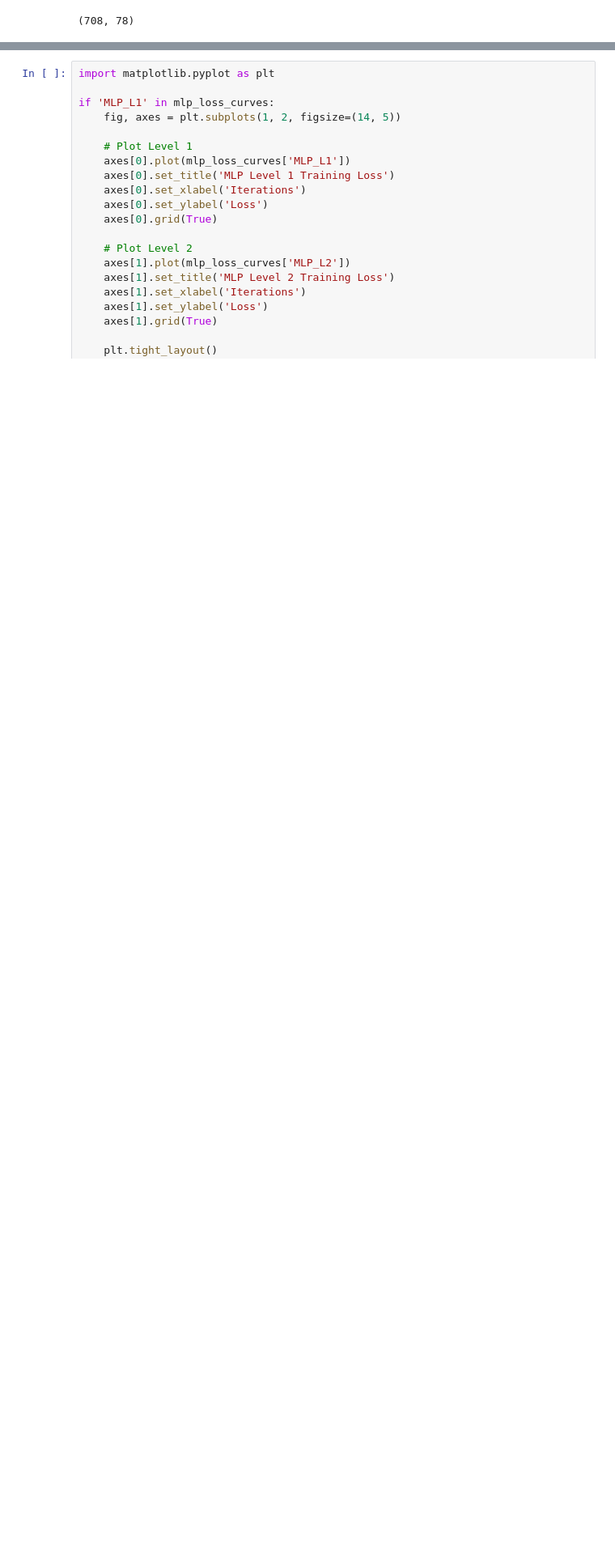
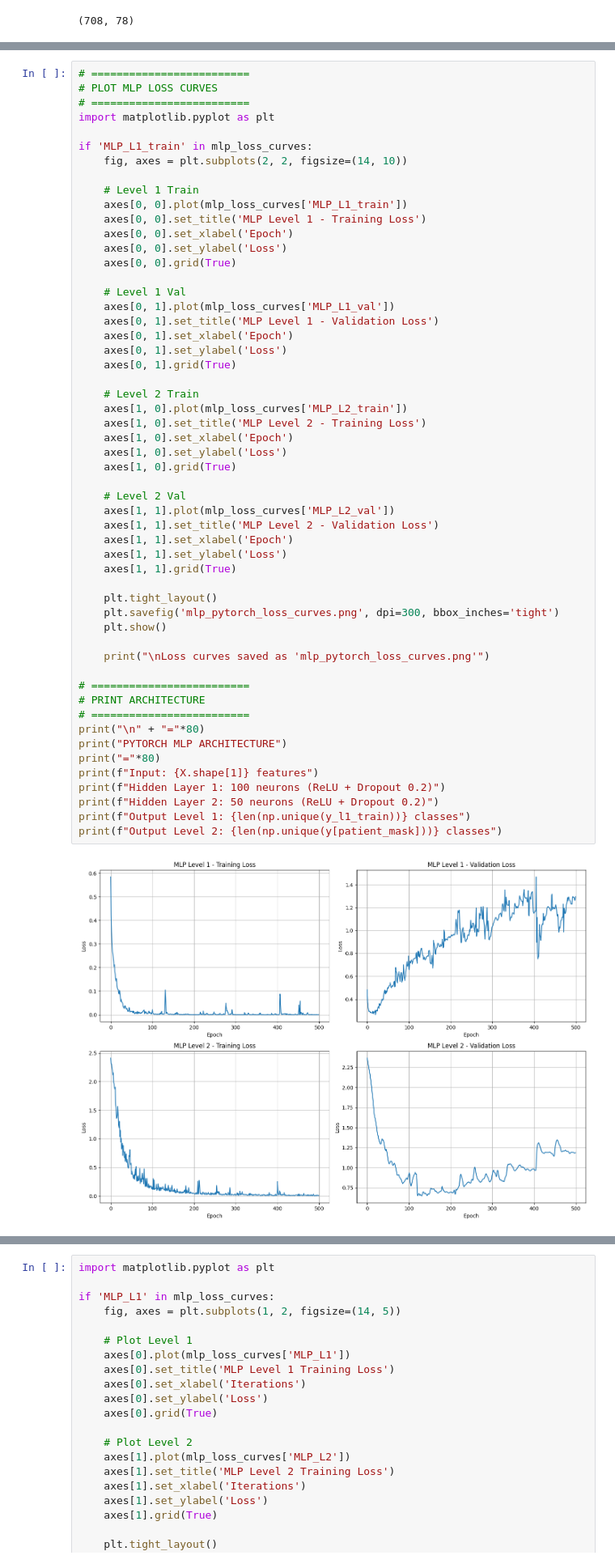
Before and after one commit to rakuzai/alcr-2026, a Jupyter notebook: code/notebook/main.ipynb, the cells around one changed output, grey strips where cells are left out. Shown at 81% size. Saved outputs shown, nothing was run; the diff lists cells and outputs as text; blank space fills up the shorter version.

Commit message:
feat: mlp pytorch

```diff
--- a/code/notebook/main.ipynb
+++ b/code/notebook/main.ipynb
@@ -942,0 +1008,56 @@ TEST - L1 CORRECT ONLY
+# %%
+# =========================
+# PLOT MLP LOSS CURVES
+# =========================
+import matplotlib.pyplot as plt
+
+if 'MLP_L1_train' in mlp_loss_curves:
+    fig, axes = plt.subplots(2, 2, figsize=(14, 10))
+
+    # Level 1 Train
+    axes[0, 0].plot(mlp_loss_curves['MLP_L1_train'])
+    axes[0, 0].set_title('MLP Level 1 - Training Loss')
+    axes[0, 0].set_xlabel('Epoch')
+    axes[0, 0].set_ylabel('Loss')
+    axes[0, 0].grid(True)
+
+    # Level 1 Val
+    axes[0, 1].plot(mlp_loss_curves['MLP_L1_val'])
+    axes[0, 1].set_title('MLP Level 1 - Validation Loss')
+    axes[0, 1].set_xlabel('Epoch')
+    axes[0, 1].set_ylabel('Loss')
+    axes[0, 1].grid(True)
+
+    # Level 2 Train
+    axes[1, 0].plot(mlp_loss_curves['MLP_L2_train'])
+    axes[1, 0].set_title('MLP Level 2 - Training Loss')
+    axes[1, 0].set_xlabel('Epoch')
+    axes[1, 0].set_ylabel('Loss')
+    axes[1, 0].grid(True)
+
+    # Level 2 Val
+    axes[1, 1].plot(mlp_loss_curves['MLP_L2_val'])
+    axes[1, 1].set_title('MLP Level 2 - Validation Loss')
+    axes[1, 1].set_xlabel('Epoch')
+    axes[1, 1].set_ylabel('Loss')
+    axes[1, 1].grid(True)
+
+    plt.tight_layout()
+    plt.savefig('mlp_pytorch_loss_curves.png', dpi=300, bbox_inches='tight')
+    plt.show()
+
+    print("\nLoss curves saved as 'mlp_pytorch_loss_curves.png'")
+
+# =========================
+# PRINT ARCHITECTURE
+# =========================
+print("\n" + "="*80)
+print("PYTORCH MLP ARCHITECTURE")
+print("="*80)
+print(f"Input: {X.shape[1]} features")
+print(f"Hidden Layer 1: 100 neurons (ReLU + Dropout 0.2)")
+print(f"Hidden Layer 2: 50 neurons (ReLU + Dropout 0.2)")
+print(f"Output Level 1: {len(np.unique(y_l1_train))} classes")
+print(f"Output Level 2: {len(np.unique(y[patient_mask]))} classes")
+# %% [output]
+[figure, added]
```
Also changed, not shown: parts of 3 cells of this notebook, 5 other files.
